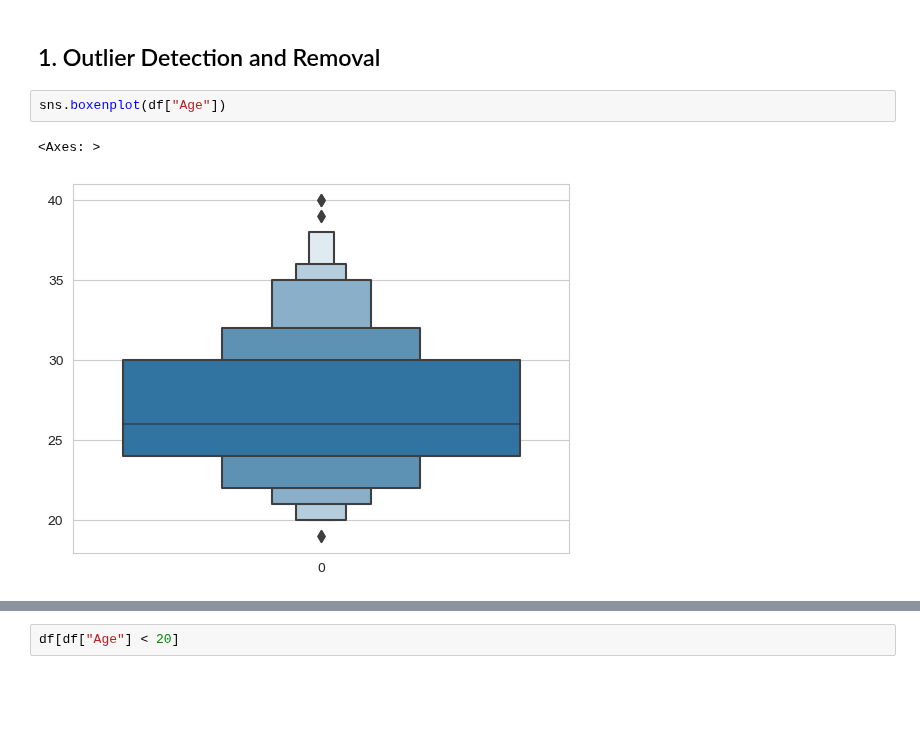
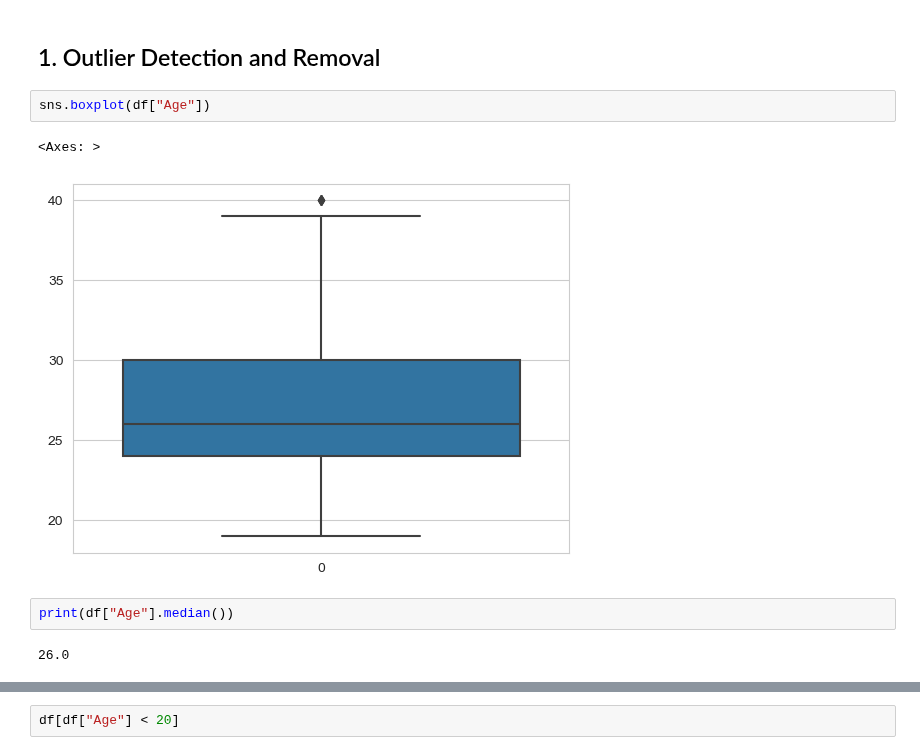
Before and after one commit to ramnareeesh/ml-playgrounds, a Jupyter notebook: Machine Learning Lab/Lab-3-Data_Preprocessing.ipynb, the cells around one changed output, grey strips where cells are left out. Drawn from its saved outputs; the diff is of its cells as text; blank space fills up the shorter version.

```diff
--- a/Machine Learning Lab/Lab-3-Data_Preprocessing.ipynb
+++ b/Machine Learning Lab/Lab-3-Data_Preprocessing.ipynb
@@ -55,7 +55,11 @@ df.describe(include=["object"])
 # %% [markdown]
 ## 1. Outlier Detection and Removal
 # %%
-sns.boxenplot(df["Age"])
+sns.boxplot(df["Age"])
 # %% [output]
 <Axes: >
-[figure, old version]
+[figure, new version]
+# %%
+print(df["Age"].median())
+# %% [output]
+26.0
```
Also changed, not shown: parts of 6 cells of this notebook.
